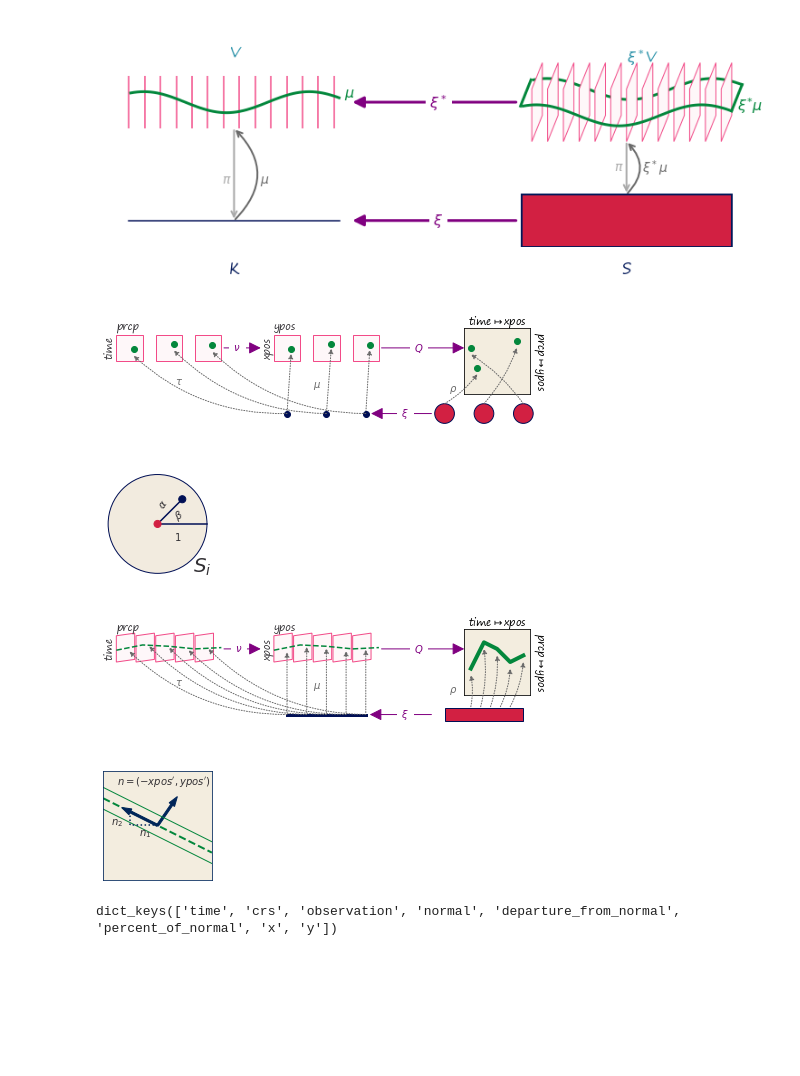
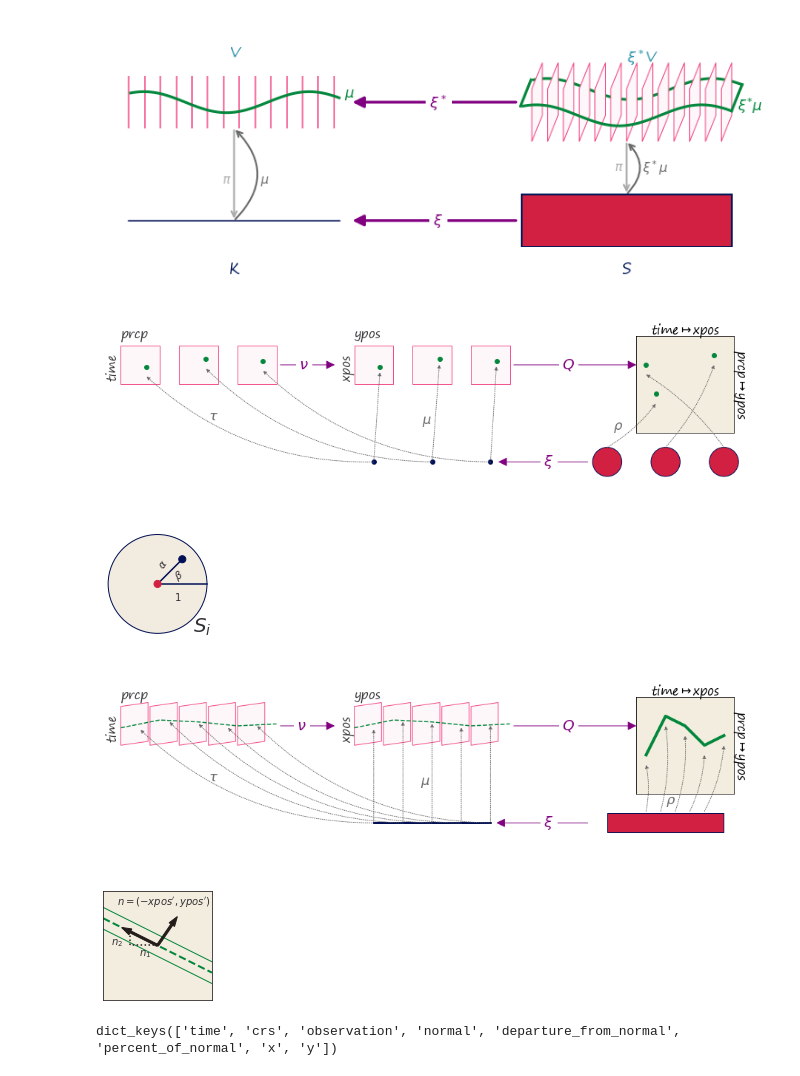
Before and after one commit to story645/proposal, a Jupyter notebook: figures/q_figs.ipynb, the cells around one changed output. Saved outputs shown, nothing was run; the diff lists cells and outputs as text; code cells hidden in the pictures; blank space fills up the shorter version.

```diff
--- a/figures/q_figs.ipynb
+++ b/figures/q_figs.ipynb
@@ -58,6 +58,8 @@ acolor = '#0099CC'
 acolor = '#002942'
 acolor = 'C4'
 mc = 'C2'
+ssize = 18
+lsize = 16
 # %%
 fig, axd  = plt.subplot_mosaic([['k', 's']], figsize=(12, 4),
                                     constrained_layout=True)
@@ -148,7 +150,7 @@ fig.savefig(proposal_path/"q_hat.png", bbox_inches='tight', facecolor='white')
 # %% [output]
 [figure]
 # %%
-fig, axd = plt.subplot_mosaic([['E', 'V', 'H']], figsize=(8,6))
+fig, axd = plt.subplot_mosaic([['E', 'V', 'H']], figsize=(16,12))
 for k in axd:
     axd[k].set(xlim=(0,1), ylim=(0,1), aspect='equal')
     axd[k].axis('off')
@@ -183,9 +185,6 @@ for i, (off, kl, sl) in enumerate(zip(xpos, klabs, slabs)):
     axd['E'].scatter(xp,yp, zorder=100, color=dc, edgecolor=dc)
     axd['V'].scatter(xp,yp, zorder=100, color=dc, edgecolor=dc)
 
-    #axd['V'].annotate(kl,(off-.04, yl-.15), color=kcolor)
-    #axd['H'].annotate(sl,(off-.04, yl-.15), color=kcolor)
-
     c = mpatches.Circle((off,yl), radius=.075, edgecolor='C0', facecolor='C1')
     axd['H'].add_patch(c)
 
@@ -212,14 +211,14 @@ a3 = mpatches.ConnectionPatch(xyA=(0.1,yl), coordsA=axd['H'].transData,
                       xyB=(xpos[-1]+.04, yl), coordsB=axd['V'].transData,  arrowstyle="-|>",
                                   mutation_scale=25, zorder=10, color=ac)
 fig.add_artist(a3)
-atext_kw = {'color':ac, 'va':'center', 'ha':'center', 'zorder':10, 'bbox':{'color':'white'}}
+atext_kw = {'color':ac, 'va':'center', 'ha':'center', 'zorder':10, 'bbox':{'color':'white'}, 'fontsize':20}
 fig.text(1.1, a3.xy1[1], r'$\xi$', transform=axd['V'].transData, **atext_kw)
 
 a4 = mpatches.ConnectionPatch(xyA=(0.92,.7), coordsA=axd['E'].transData,
                       xyB=(0, .7), coordsB=axd['V'].transData,  arrowstyle="-|>",
                                   mutation_scale=25, zorder=10, color=ac)
 fig.add_artist(a4)
-fig.text(1.02, .7, r'$\nu$', transform=axd['E'].transData, **atext_kw)
+fig.text(1.04, .7, r'$\nu$', transform=axd['E'].transData, **atext_kw)
 
 a5 = mpatches.ConnectionPatch(xyA=(0.92,.7), coordsA=axd['V'].transData,
                       xyB=(.35, .7), coordsB=axd['H'].transData,  arrowstyle="-|>",
@@ -232,25 +231,25 @@ x0, y0 = verts[0]-[xpos[-1]-xpos[0],-.02]
 x1, y1 = verts[1]-[xpos[-1]-xpos[0],-.02]
 
 for (n, xt, yt) in [('E', 'time', 'prcp'), ('V', 'xpos', 'ypos')]:
-    axd[n].text(x1, y1, yt, ha='left', va='bottom')
-    axd[n].text(x0, y0, xt, ha='right', va='bottom', rotation=90)
+    axd[n].text(x1, y1, yt, ha='left', va='bottom', fontsize=lsize)
+    axd[n].text(x0, y0, xt, ha='right', va='bottom', rotation=90, fontsize=lsize)
 
 axsub.xaxis.set_label_position('top')
 axsub.yaxis.set_label_position('right')
-axsub.set_xlabel('time'+r'$\mapsto$'+'xpos')
-axsub.set_ylabel('prcp'+r'$\mapsto$'+'ypos', rotation=270, labelpad=15)
+axsub.set_xlabel('time'+r'$\mapsto$'+'xpos', fontsize=lsize)
+axsub.set_ylabel('prcp'+r'$\mapsto$'+'ypos', rotation=270, labelpad=18, fontsize=lsize)
 axsub.set(xticklabels=[], yticklabels=[])
 axsub.tick_params(length=0)
 
-axd['E'].annotate(r'$\tau$',(0.55, 0.42), color=oc)
-axd['V'].annotate(r'$\mu$', (.4, .4), color=oc)
-axd['H'].annotate(r'$\rho$', (.23, .37), color=oc)
+axd['E'].annotate(r'$\tau$',(0.55, 0.42), color=oc, fontsize=ssize)
+axd['V'].annotate(r'$\mu$', (.45, .4), color=oc, fontsize=ssize)
+axd['H'].annotate(r'$\rho$', (.23, .37), color=oc, fontsize=ssize)
 
 
 fig.savefig(slide_path/"scatter.png", bbox_inches='tight', facecolor='white' )
 fig.savefig(proposal_path/"scatter.png", bbox_inches='tight', facecolor='white' )
 # %% [output]
-[figure, old version]
+[figure, new version]
 # %%
 fig, axd = plt.subplot_mosaic([['glyph']], figsize=(2,2))
 sc = mpatches.Circle((.5,.5), radius=.3, edgecolor='C0', facecolor=facecolor)
@@ -271,7 +270,8 @@ fig.savefig(proposal_path/"scatter_s.png", bbox_inches='tight', facecolor='white
 # %% [output]
 [figure]
 # %%
-fig, axd = plt.subplot_mosaic([['E', 'V', 'H']], figsize=(8,6))
+
+fig, axd = plt.subplot_mosaic([['E', 'V', 'H']], figsize=(16,12))
 for k in axd:
     axd[k].set(xlim=(0,1), ylim=(0,1), aspect='equal')
     axd[k].axis('off')
@@ -329,52 +329,53 @@ a3 = mpatches.ConnectionPatch(xyA=(0.1,yl), coordsA=axd['H'].transData,
                       xyB=(xpos[-1]+.03, yl), coordsB=axd['V'].transData,  arrowstyle="-|>",
                                   mutation_scale=25, zorder=10, color=ac)
 fig.add_artist(a3)
-atext_kw = {'color':ac, 'va':'center', 'ha':'center', 'zorder':10, 'bbox':{'color':'white'}}
+atext_kw = {'color':ac, 'va':'center', 'ha':'center', 'zorder':10, 'bbox':{'color':'white'}, 'fontsize':20}
 fig.text(1.1, a3.xy1[1], r'$\xi$', transform=axd['V'].transData, **atext_kw)
 
 
 a4 = mpatches.ConnectionPatch(xyA=(0.92,.7), coordsA=axd['E'].transData,
                       xyB=(0, .7), coordsB=axd['V'].transData,  arrowstyle="-|>",
                                   mutation_scale=25, zorder=10, color=ac)
 fig.add_artist(a4)
 fig.text(1.03, a4.xy1[1], r'$\nu$', transform=axd['E'].transData, **atext_kw)
 
 a5 = mpatches.ConnectionPatch(xyA=(0.92,.7), coordsA=axd['V'].transData,
                       xyB=(.35, .7), coordsB=axd['H'].transData,  arrowstyle="-|>",
                                   mutation_scale=25, zorder=10, color=ac)
 fig.add_artist(a5)
 fig.text(1.2, a5.xy1[1], r'$Q$', transform=axd['V'].transData, **atext_kw)
 
 
 for (n, xtx, ytx) in [('E', 'time', 'prcp'), ('V', 'xpos', 'ypos')]:
-    axd[n].text(x1, y1, ytx, ha='left', va='bottom')
-    axd[n].text(x0, y0, xtx, ha='right', va='bottom', rotation=90)
+    axd[n].text(x1, y1, ytx, ha='left', va='bottom', fontsize=lsize)
+    axd[n].text(x0, y0, xtx, ha='right', va='bottom', rotation=90, fontsize=lsize)
 
 
 axsub.xaxis.set_label_position('top')
 axsub.yaxis.set_label_position('right')
-axsub.set_xlabel('time'+r'$\mapsto$'+'xpos')
-axsub.set_ylabel('prcp'+r'$\mapsto$'+'ypos', rotation=270, labelpad=15)
+axsub.set_xlabel('time'+r'$\mapsto$'+'xpos', fontsize=lsize)
+axsub.set_ylabel('prcp'+r'$\mapsto$'+'ypos', rotation=270, fontsize=lsize, labelpad=18)
 axsub.set(xticklabels=[], yticklabels=[])
 axsub.tick_params(length=0)
 
-axd['E'].annotate(r'$\tau$',(0.55, 0.42), color=oc)
-axd['V'].annotate(r'$\mu$', (.4, .4), color=oc)
-axd['H'].annotate(r'$\rho$', (.23, .37), color=oc)
+axd['E'].annotate(r'$\tau$',(0.55, 0.42), color=oc, fontsize=ssize)
+axd['V'].annotate(r'$\mu$', (.44, .4), color=oc, fontsize=ssize)
+axd['H'].annotate(r'$\rho$', (.5, .3), color=oc, fontsize=ssize)
 
 
 fig.savefig(slide_path/"line.png", bbox_inches='tight', facecolor='white' )
 fig.savefig(proposal_path/"line.png", bbox_inches='tight', facecolor='white' )
 # %% [output]
-[figure, old version]
+[figure, new version]
 # %%
 lcolor = '#002559'
+lcolor = '#241C1A'
 fig, axd = plt.subplot_mosaic([['glyph']], figsize=(2,2))
 axd['glyph'].set(ylim=(46.5,48.5), xlim=(4, 6), aspect='equal')
 axd['glyph'].plot(xt[1:3]+1, yt[1:3], color=dc, linewidth=2, linestyle='--' )
 axd['glyph'].plot(xt[1:3]+1, yt[1:3]-.2, color=dc, linewidth=1)
 axd['glyph'].plot(xt[1:3]+1, yt[1:3]+.2, color=dc, linewidth=1)
-axd['glyph'].arrow(5.0, 47.5, np.cos(45)*.5, np.sin(45)*.45, width=.04, color=lcolor)
+axd['glyph'].arrow(5.0, 47.5, np.cos(45)*.5, np.sin(45)*.45, width=.04, color=lcolor, zorder=10)
 axd['glyph'].arrow(5.0, 47.5, -.5, .25, zorder=10, width=.04, color=lcolor)
 axd['glyph'].plot([5, 5-.5], [47.5, 47.5], linestyle=':', color=lcolor)
 axd['glyph'].plot([5-.5, 5.-.5], [47.5, 47.5+.25], linestyle=':', color=lcolor)
@@ -389,7 +390,7 @@ axd['glyph'].spines[:].set_color(lcolor)
 fig.savefig(slide_path/"line_s.png", bbox_inches='tight', facecolor='white' )
 fig.savefig(proposal_path/"line_s.png", bbox_inches='tight', facecolor='white' )
 # %% [output]
-[figure, old version]
+[figure, new version]
 # %%
 dt = datetime.utcnow() - timedelta(days=1)  # This should always be available
 dt = datetime(2020, 6,7)
```
Also changed, not shown: parts of 1 cell of this notebook, 1 other file.
